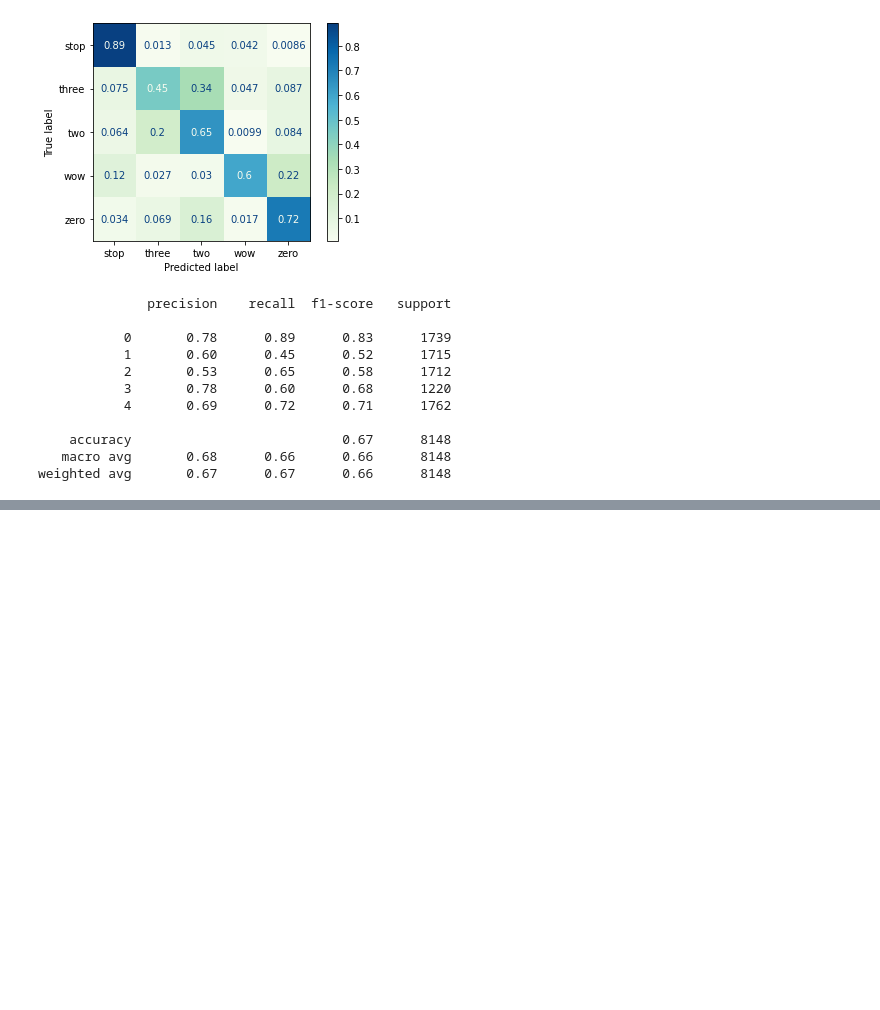
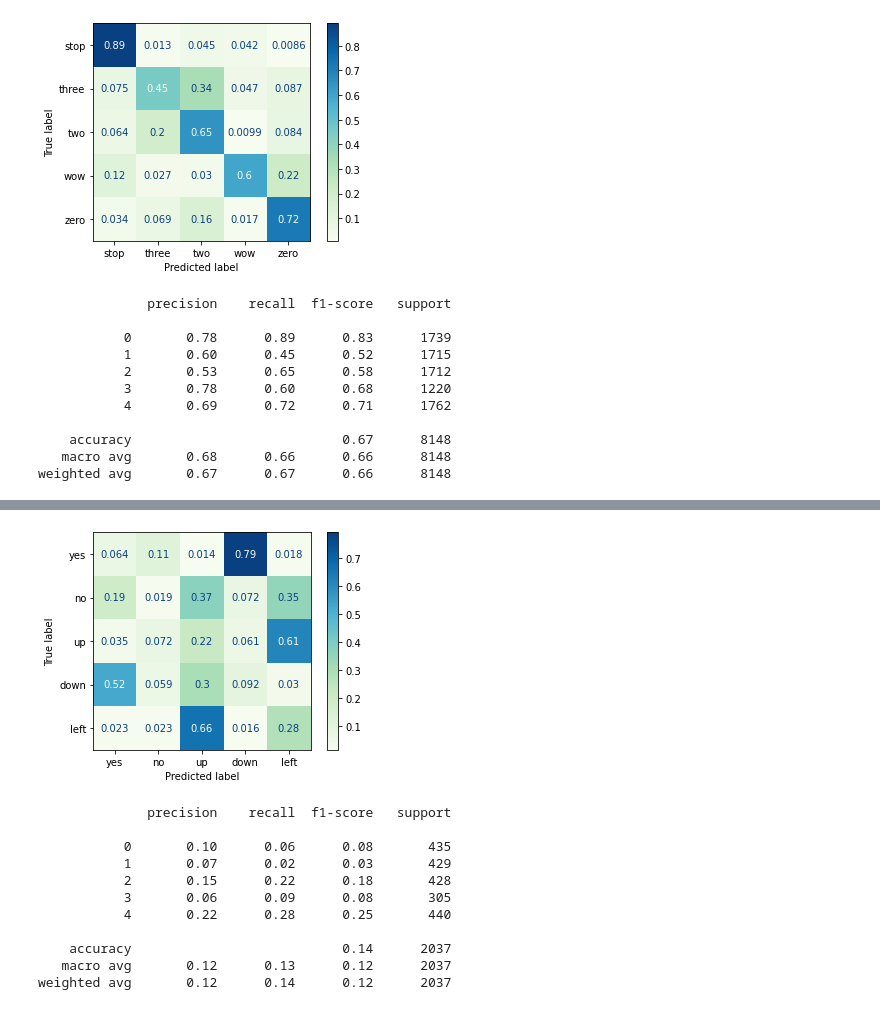
Before and after one commit to Porbi96/SG-AiR, a Jupyter notebook: lab34/ConfusionMatrix.ipynb, the cells around one changed output, grey strips where cells are left out. Saved outputs shown, nothing was run; the diff lists cells and outputs as text; code cells hidden in the pictures; blank space fills up the shorter version.

```diff
--- a/lab34/ConfusionMatrix.ipynb
+++ b/lab34/ConfusionMatrix.ipynb
@@ -96,0 +182,28 @@ weighted avg       0.67      0.67      0.66      8148
+# %%
+model = load_model('best_model_80.hdf5')
+
+x_train, x_test, y_train, y_test = train_test_split(np.array(all_wave),np.array(y),stratify=y,
+                                            test_size = 0.2,random_state=777,shuffle=True)
+y_pred = model.predict(x_test)
+
+matrix = confusion_matrix(y_test.argmax(axis=1), y_pred.argmax(axis=1), normalize='true')
+report = classification_report(y_test.argmax(axis=1), y_pred.argmax(axis=1))
+
+disp = ConfusionMatrixDisplay(confusion_matrix=matrix,display_labels=labels)
+disp = disp.plot(include_values=True, cmap='GnBu', ax=None, xticks_rotation='horizontal')
+
+plt.show()
+print(report)
+# %% [output]
+[figure, added]
+              precision    recall  f1-score   support
+
+           0       0.10      0.06      0.08       435
+           1       0.07      0.02      0.03       429
+           2       0.15      0.22      0.18       428
+           3       0.06      0.09      0.08       305
+           4       0.22      0.28      0.25       440
+
+    accuracy                           0.14      2037
+   macro avg       0.12      0.13      0.12      2037
+weighted avg       0.12      0.14      0.12      2037
```
Also changed, not shown: parts of 3 cells of this notebook, 2 other files.
